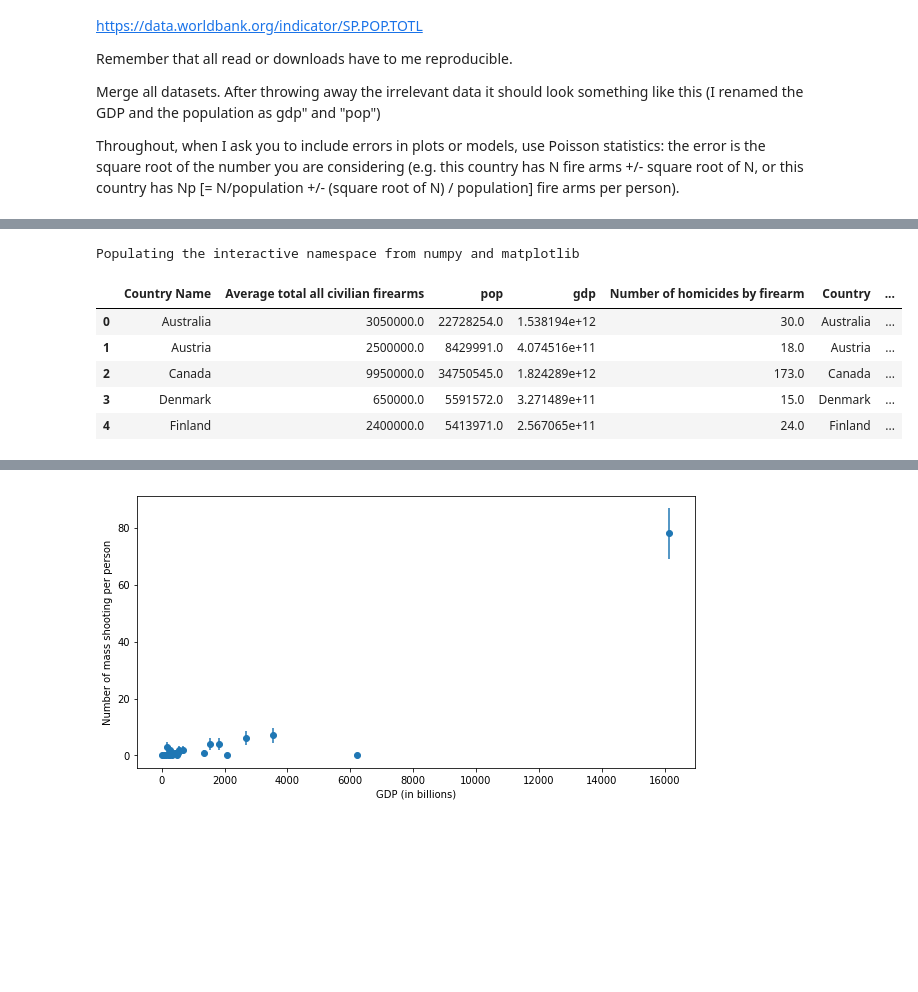
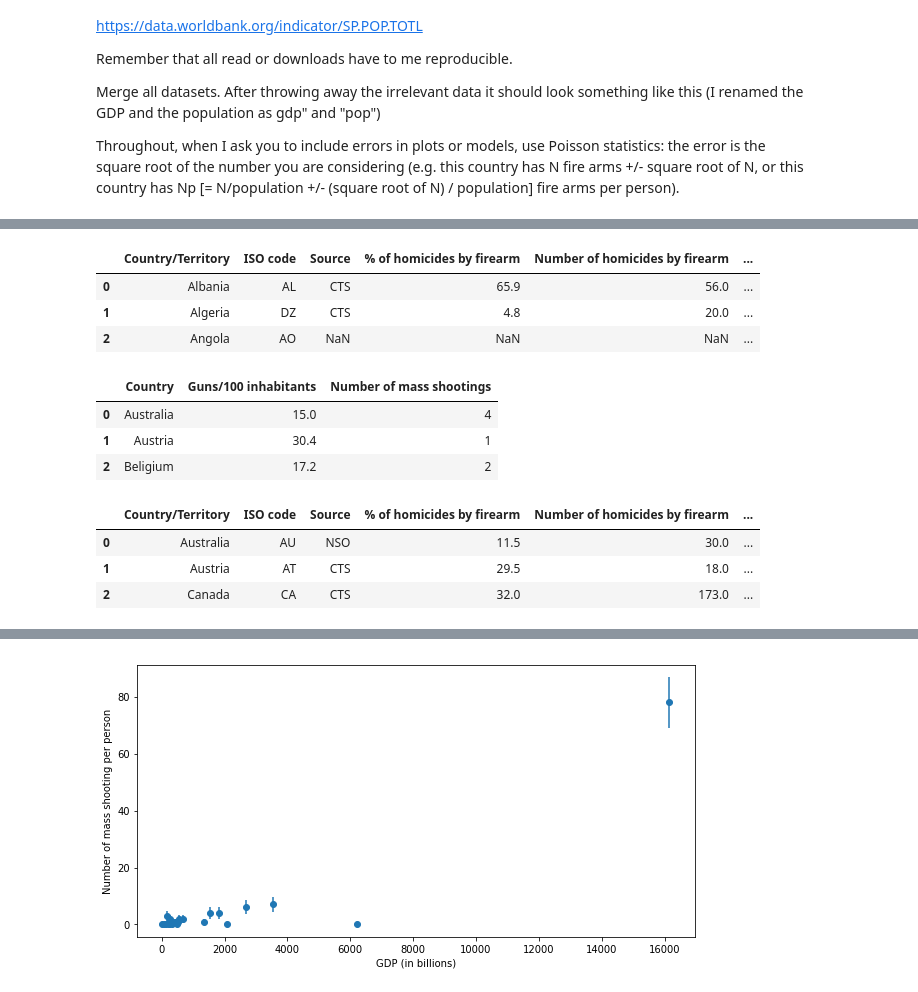
Before and after one commit to yixuantang/PUI2017_yt1369, a Jupyter notebook: HW5_yt1369/Assignment3_yt1369.ipynb, the cells around one changed output, grey strips where cells are left out. Cells and saved outputs as stored; diff of their text form; code cells hidden in the pictures; blank space fills up the shorter version.

```diff
--- a/HW5_yt1369/Assignment3_yt1369.ipynb
+++ b/HW5_yt1369/Assignment3_yt1369.ipynb
@@ -31,11 +47,24 @@ Throughout, when I ask you to include errors in plots or models, use Poisson sta
+# %%
+MD = pd.read_csv("World_firearms_murders_and_ownership.csv")
+MD.head(3)
+# %% [output]
+|  | Country/Territory | ISO code | Source | % of homicides by firearm | Number of homicides by firearm | ... |
+| 0 | Albania | AL | CTS | 65.9 | 56.0 | ... |
+| 1 | Algeria | DZ | CTS | 4.8 | 20.0 | ... |
+| 2 | Angola | AO | NaN | NaN | NaN | ... |
+# %%
+GUN = pd.read_csv('data-pvLFI.csv')
+GUN.head(3)
+# %% [output]
+|  | Country | Guns/100 inhabitants | Number of mass shootings |
+| 0 | Australia | 15.0 | 4 |
+| 1 | Austria | 30.4 | 1 |
+| 2 | Beligium | 17.2 | 2 |
 # %%
-df_ = df_.merge(ms, right_on="Country", left_on="Country Name")
-df_.head()
+data1 = pd.merge(MD, GUN, right_on="Country", left_on="Country/Territory")
+data1.head(3)
 # %% [output]
-Populating the interactive namespace from numpy and matplotlib
-|  | Country Name | Average total all civilian firearms | pop | gdp | Number of homicides by firearm | Country | ... |
-| 0 | Australia | 3050000.0 | 22728254.0 | 1.538194e+12 | 30.0 | Australia | ... |
-| 1 | Austria | 2500000.0 | 8429991.0 | 4.074516e+11 | 18.0 | Austria | ... |
-| 2 | Canada | 9950000.0 | 34750545.0 | 1.824289e+12 | 173.0 | Canada | ... |
-| 3 | Denmark | 650000.0 | 5591572.0 | 3.271489e+11 | 15.0 | Denmark | ... |
-| 4 | Finland | 2400000.0 | 5413971.0 | 2.567065e+11 | 24.0 | Finland | ... |
+|  | Country/Territory | ISO code | Source | % of homicides by firearm | Number of homicides by firearm | ... |
+| 0 | Australia | AU | NSO | 11.5 | 30.0 | ... |
+| 1 | Austria | AT | CTS | 29.5 | 18.0 | ... |
+| 2 | Canada | CA | CTS | 32.0 | 173.0 | ... |
```
Also changed, not shown: parts of 27 cells of this notebook, 10 other files.
